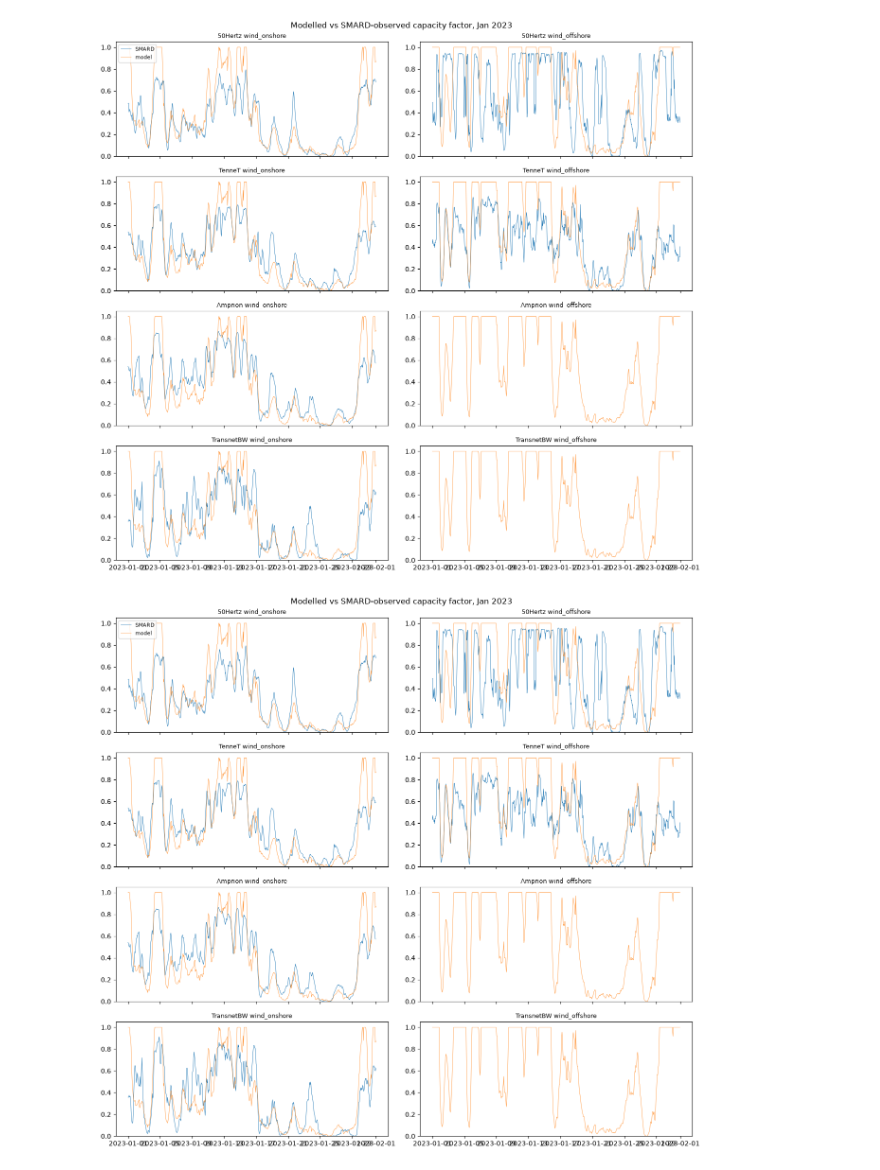
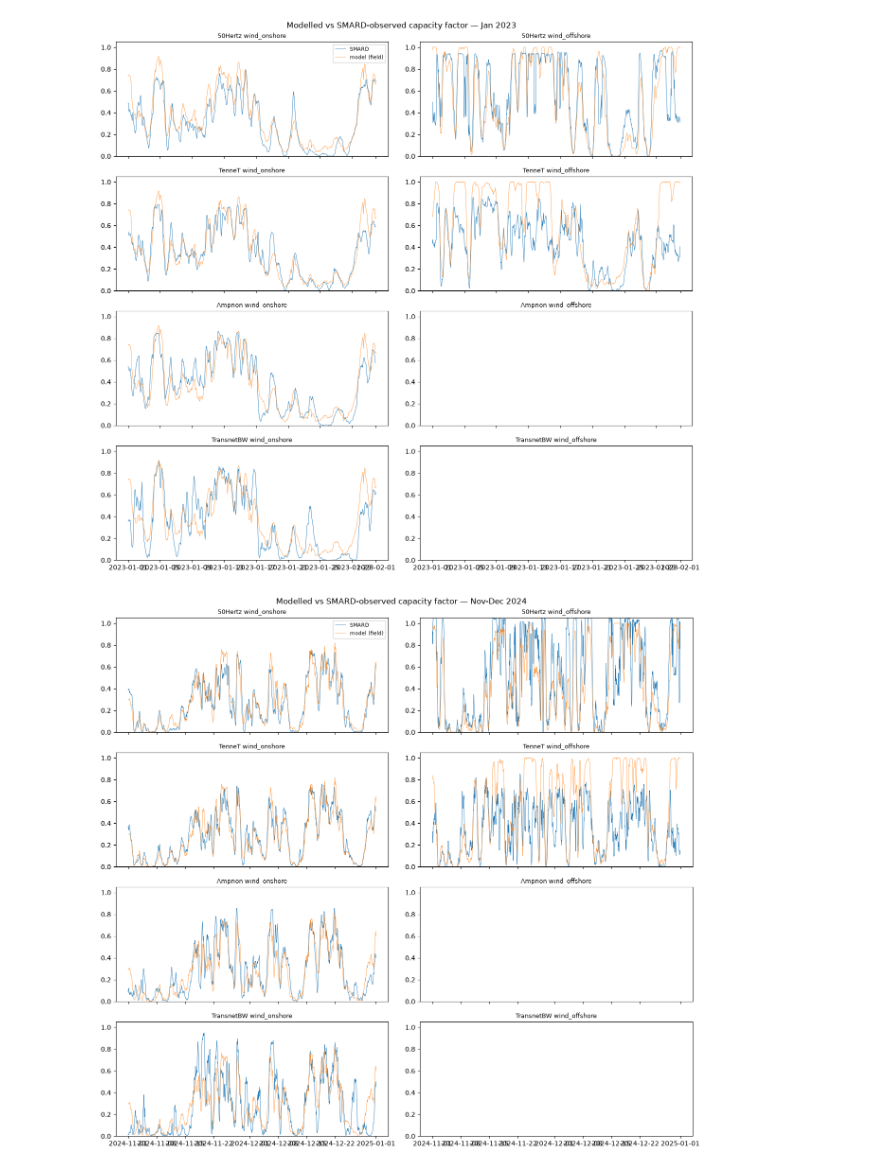
Before and after one commit to TunaHim/EuroGrid-Climate-Dynamics, a Jupyter notebook: notebooks/03_transfer_validation.ipynb, the cells around one changed output. Drawn from its saved outputs; the diff is of its cells as text; code cells hidden in the pictures.

Commit message:
Phase 03 corrections: xarray pin, Baltic offshore box, per-cell power curve, richer metrics
Co-Authored-By: Himansu Kesari Pradhan <kesarihimansu@gmail.com>

```diff
--- a/notebooks/03_transfer_validation.ipynb
+++ b/notebooks/03_transfer_validation.ipynb
@@ -69,0 +214,20 @@ shape: (6, 8)
+# %%
+# Purpose: verify Jensen bias numerically — field vs box_mean mean CF per zone/window.
+jensen_rows = []
+for label, frames in model_frames.items():
+    for key, frame in frames.items():
+        var, zone, agg = key.split("/")
+        if agg in ("field", "box_mean"):
+            jensen_rows.append(
+                {
+                    "window": label,
+                    "variable": var,
+                    "zone": zone,
+                    "aggregation": agg,
+                    "cf_model_mean": frame["cf_model"].mean(),
+                }
+            )
+jensen = pl.DataFrame(jensen_rows)
+jensen_piv = jensen.pivot(values="cf_model_mean", index=["window", "variable", "zone"], on="aggregation")
+jensen_piv = jensen_piv.with_columns((pl.col("field") - pl.col("box_mean")).alias("field_minus_box_mean"))
+display(jensen_piv.with_columns(pl.all().exclude("window", "variable", "zone").round(4)))
@@ -70,25 +294,31 @@ shape: (6, 8)
 # %%
-import matplotlib.pyplot as plt
+# Purpose: one figure per window — modelled (field aggregation, new boxes) vs SMARD CF.
+FIG_DIR = ROOT / "fig"
+FIG_DIR.mkdir(exist_ok=True)
 
-cf_obs2 = cf_obs.join(cf_on.drop("variable"), on="time").rename({"cf_model": "cf_on"})
-cf_obs2 = cf_obs2.join(cf_off.drop("variable"), on="time").rename({"cf_model": "cf_off"})
-df = cf_obs2.to_pandas().set_index("time")
-
-fig, axes = plt.subplots(4, 2, figsize=(13, 12), sharex=True)
-for row, zone in enumerate(["50Hertz", "TenneT", "Amprion", "TransnetBW"]):
-    for col, (var, cmod) in enumerate([("wind_onshore", "cf_on"), ("wind_offshore", "cf_off")]):
-        ax = axes[row][col]
-        j = df[(df["zone"] == zone) & (df["variable"] == var)]
-        ax.plot(j.index, j["capacity_factor"], lw=0.6, label="SMARD")
-        ax.plot(j.index, j[cmod], lw=0.6, label="model", alpha=0.8)
-        ax.set_ylim(0, 1.05)
-        ax.set_title(f"{zone} {var}", fontsize=9)
-        if row == 0 and col == 0:
-            ax.legend(fontsize=8)
-fig.suptitle("Modelled vs SMARD-observed capacity factor, Jan 2023")
-fig.tight_layout()
-fig.savefig("/home/ubuntu/eurogrid/fig/phase03_transfer_validation.png", dpi=110)
-fig
+for label in WINDOWS:
+    cf_obs = observed[label]
+    frames = model_frames[label]
+    fig, axes = plt.subplots(4, 2, figsize=(13, 12), sharex=True)
+    for row, zone in enumerate(ONSHORE_ZONES):
+        for col, var in enumerate(("wind_onshore", "wind_offshore")):
+            ax = axes[row][col]
+            obs = cf_obs.filter(pl.col("zone") == zone, pl.col("variable") == var).to_pandas()
+            obs = obs.set_index("time").sort_index()
+            ax.plot(obs.index, obs["capacity_factor"], lw=0.6, label="SMARD")
+            key = f"{var}/{zone}/field"
+            if key in frames:
+                m = frames[key].to_pandas().set_index("time").sort_index()
+                ax.plot(m.index, m["cf_model"], lw=0.6, label="model (field)", alpha=0.8)
+            ax.set_ylim(0, 1.05)
+            ax.set_title(f"{zone} {var}", fontsize=9)
+            if row == 0 and col == 0:
+                ax.legend(fontsize=8)
+    fig.suptitle(f"Modelled vs SMARD-observed capacity factor — {label}")
+    fig.tight_layout()
+    safe = label.replace(" ", "_").replace("-", "_")
+    fig.savefig(FIG_DIR / f"phase03_transfer_validation_{safe}.png", dpi=110)
+    plt.show()
 # %% [output]
-[figure, old version]
+[figure, new version]
-[figure, old version]
+[figure, new version]
```
Also changed, not shown: parts of 16 cells of this notebook, 6 other files.
